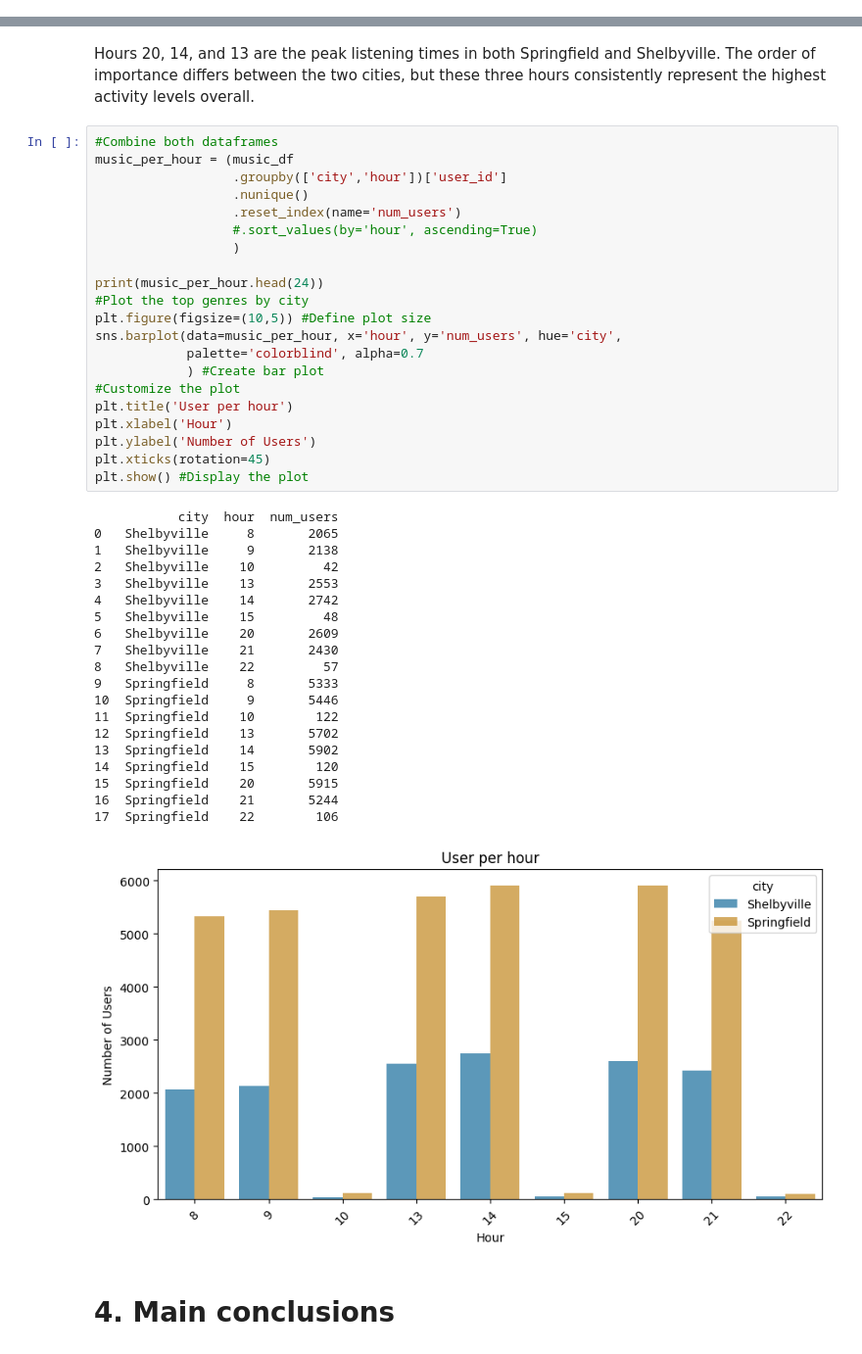
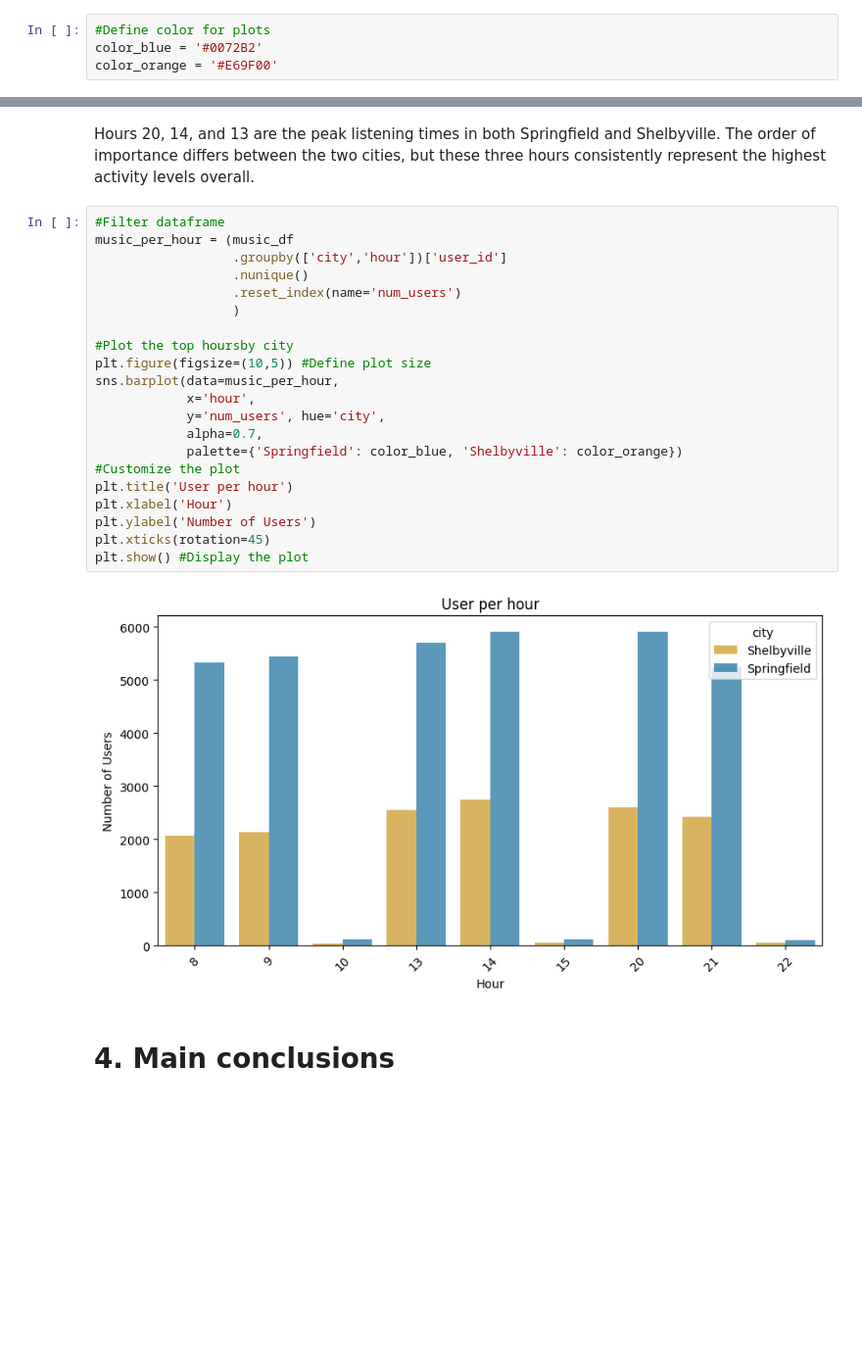
Before and after one commit to Faissen/Musical-preferences-Springfield-vs-Shelbyville---Tripleten-Bootcamp, a Jupyter notebook: Data_analysis.ipynb, the cells around one changed output, grey strips where cells are left out. Shown: that part at 98% size. Cells and saved outputs as stored; diff of their text form; blank space fills up the shorter version.

```diff
--- a/Data_analysis.ipynb
+++ b/Data_analysis.ipynb
@@ -27,6 +27,10 @@ print(music_df.head())
 4  Springfield  1900-01-01 08:34:34     Monday
 # %% [markdown]
 # 3. Initial plotting
+# %%
+#Define color for plots
+color_blue = '#0072B2'
+color_orange = '#E69F00'
 # %% [markdown]
 ## 3.1 Genres by city
 # %%
@@ -191,47 +197,28 @@ Top 3 hours in Shelbyville: 14, 20, 13
 # %% [markdown]
 Hours 20, 14, and 13 are the peak listening times in both Springfield and Shelbyville. The order of importance differs between the two cities, but these three hours consistently represent the highest activity levels overall.
 # %%
-#Combine both dataframes
+#Filter dataframe
 music_per_hour = (music_df
                   .groupby(['city','hour'])['user_id']
                   .nunique()
                   .reset_index(name='num_users')
-                  #.sort_values(by='hour', ascending=True)
                   )
 
-print(music_per_hour.head(24))
-#Plot the top genres by city
+#Plot the top hoursby city
 plt.figure(figsize=(10,5)) #Define plot size
-sns.barplot(data=music_per_hour, x='hour', y='num_users', hue='city',
-            palette='colorblind', alpha=0.7
-            ) #Create bar plot
+sns.barplot(data=music_per_hour,
+            x='hour',
+            y='num_users', hue='city',
+            alpha=0.7,
+            palette={'Springfield': color_blue, 'Shelbyville': color_orange})
 #Customize the plot
 plt.title('User per hour')
 plt.xlabel('Hour')
 plt.ylabel('Number of Users')
 plt.xticks(rotation=45)
 plt.show() #Display the plot
 # %% [output]
-           city  hour  num_users
-0   Shelbyville     8       2065
-1   Shelbyville     9       2138
-2   Shelbyville    10         42
-3   Shelbyville    13       2553
-4   Shelbyville    14       2742
-5   Shelbyville    15         48
-6   Shelbyville    20       2609
-7   Shelbyville    21       2430
-8   Shelbyville    22         57
-9   Springfield     8       5333
-10  Springfield     9       5446
-11  Springfield    10        122
-12  Springfield    13       5702
-13  Springfield    14       5902
-14  Springfield    15        120
-15  Springfield    20       5915
-16  Springfield    21       5244
-17  Springfield    22        106
-[figure, old version]
+[figure, new version]
 # %% [markdown]
 # 4. Main conclusions
 # %% [markdown]
```
Also changed, not shown: parts of 3 cells of this notebook.
